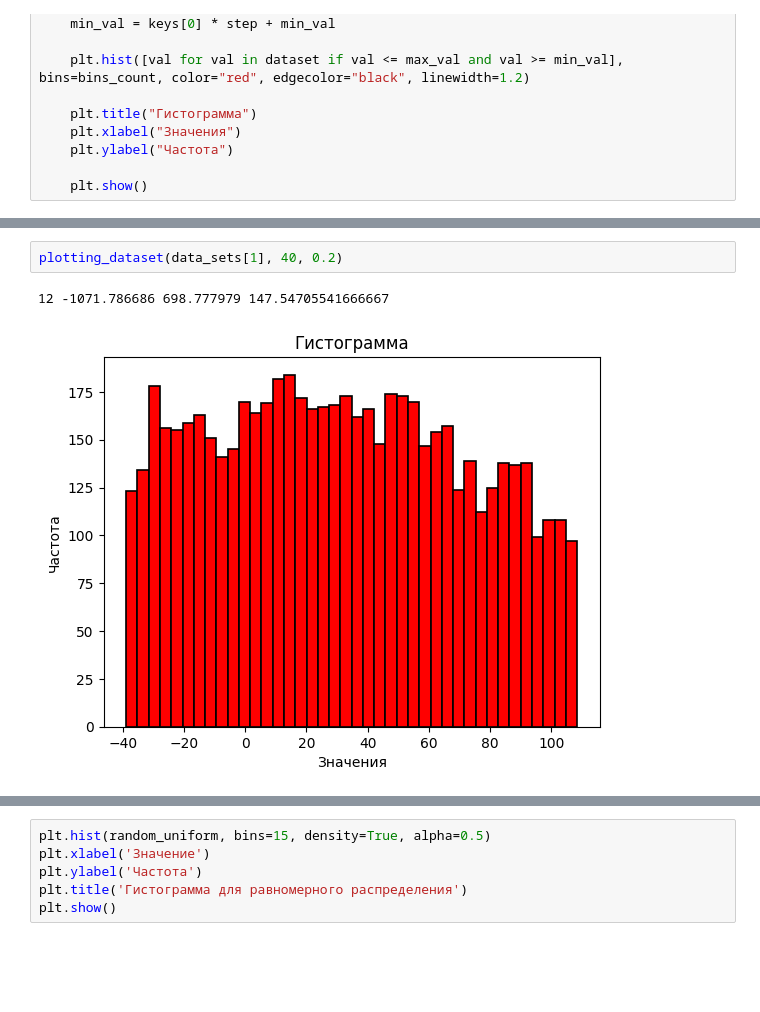
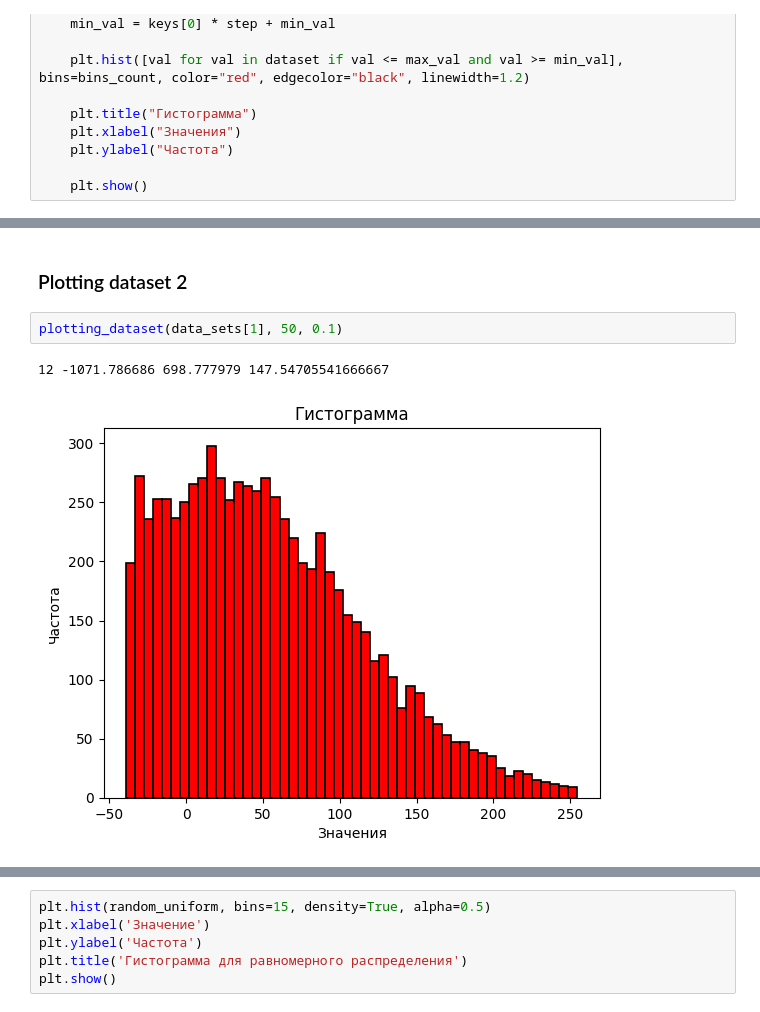
Before and after one commit to ALFecki/matstat, a Jupyter notebook: lab-1/lab1.ipynb, the cells around one changed output, grey strips where cells are left out. Saved outputs shown, nothing was run; the diff lists cells and outputs as text; blank space fills up the shorter version.

Commit message:
changes for plotting host

```diff
--- a/lab-1/lab1.ipynb
+++ b/lab-1/lab1.ipynb
@@ -74,8 +63,10 @@ plotting_dataset(data_sets[0], 14, 0.03)
 # %% [output]
 15 1 66 4.333333333333333
 [figure]
+# %% [markdown]
+### Plotting dataset 2
 # %%
-plotting_dataset(data_sets[1], 40, 0.2)
+plotting_dataset(data_sets[1], 50, 0.1)
 # %% [output]
 12 -1071.786686 698.777979 147.54705541666667
-[figure, old version]
+[figure, new version]
```
Also changed, not shown: parts of 15 cells of this notebook.
